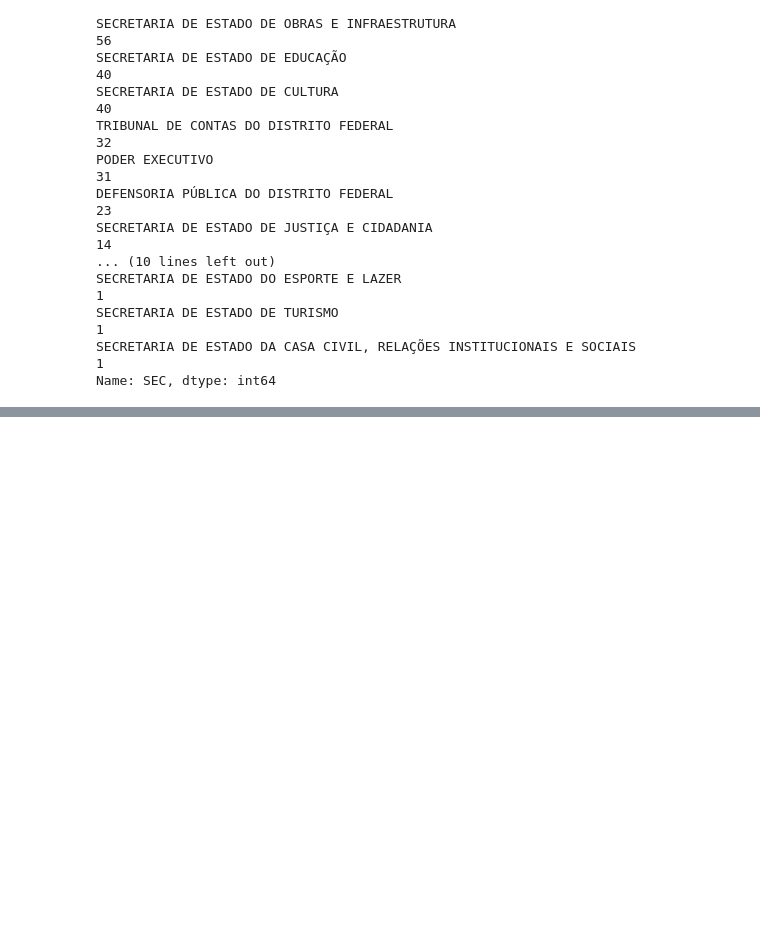
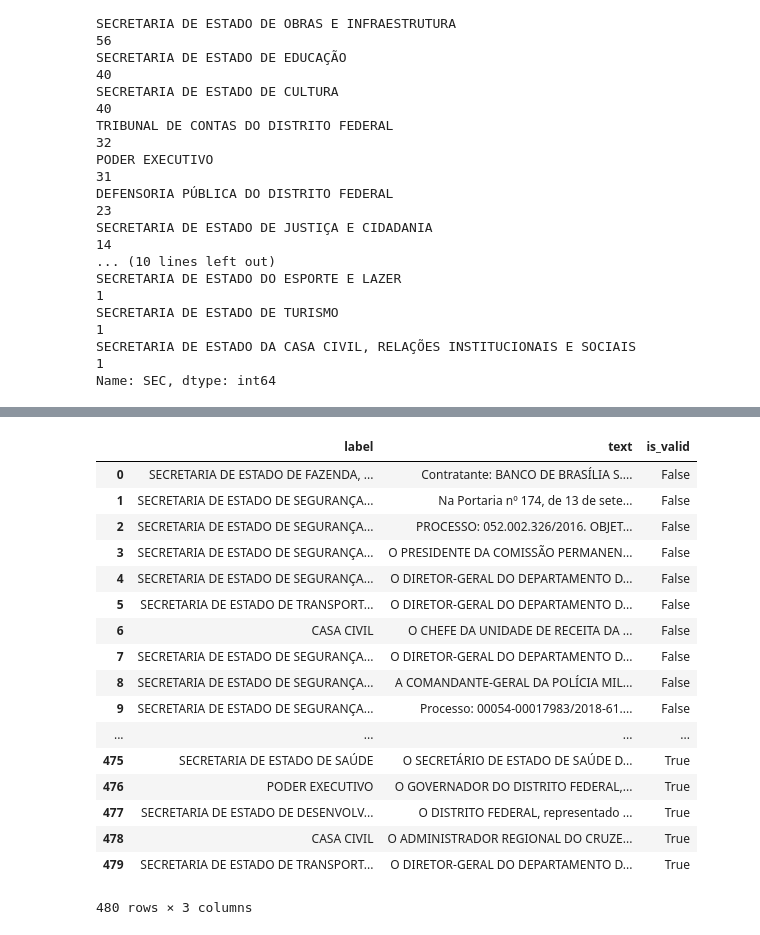
Before and after one commit to peluz/kneedle-exploration, a Jupyter notebook: data_exploration.ipynb, the cells around one changed output, grey strips where cells are left out. Saved outputs shown, nothing was run; the diff lists cells and outputs as text; code cells hidden in the pictures; blank space fills up the shorter version.

```diff
--- a/data_exploration.ipynb
+++ b/data_exploration.ipynb
@@ -124,0 +164,23 @@ Name: SEC, dtype: int64
+# %%
+data_train_val = pd.read_csv("data/clean/train_val.csv")
+# %%
+data_train_val
+# %% [output]
+|  | label | text | is_valid |
+| 0 | SECRETARIA DE ESTADO DE FAZENDA, ... | Contratante: BANCO DE BRASÍLIA S.... | False |
+| 1 | SECRETARIA DE ESTADO DE SEGURANÇA... | Na Portaria nº 174, de 13 de sete... | False |
+| 2 | SECRETARIA DE ESTADO DE SEGURANÇA... | PROCESSO: 052.002.326/2016. OBJET... | False |
+| 3 | SECRETARIA DE ESTADO DE SEGURANÇA... | O PRESIDENTE DA COMISSÃO PERMANEN... | False |
+| 4 | SECRETARIA DE ESTADO DE SEGURANÇA... | O DIRETOR-GERAL DO DEPARTAMENTO D... | False |
+| 5 | SECRETARIA DE ESTADO DE TRANSPORT... | O DIRETOR-GERAL DO DEPARTAMENTO D... | False |
+| 6 | CASA CIVIL | O CHEFE DA UNIDADE DE RECEITA DA ... | False |
+| 7 | SECRETARIA DE ESTADO DE SEGURANÇA... | O DIRETOR-GERAL DO DEPARTAMENTO D... | False |
+| 8 | SECRETARIA DE ESTADO DE SEGURANÇA... | A COMANDANTE-GERAL DA POLÍCIA MIL... | False |
+| 9 | SECRETARIA DE ESTADO DE SEGURANÇA... | Processo: 00054-00017983/2018-61.... | False |
+| ... | ... | ... | ... |
+| 475 | SECRETARIA DE ESTADO DE SAÚDE | O SECRETÁRIO DE ESTADO DE SAÚDE D... | True |
+| 476 | PODER EXECUTIVO | O GOVERNADOR DO DISTRITO FEDERAL,... | True |
+| 477 | SECRETARIA DE ESTADO DE DESENVOLV... | O DISTRITO FEDERAL, representado ... | True |
+| 478 | CASA CIVIL | O ADMINISTRADOR REGIONAL DO CRUZE... | True |
+| 479 | SECRETARIA DE ESTADO DE TRANSPORT... | O DIRETOR-GERAL DO DEPARTAMENTO D... | True |
+480 rows × 3 columns
```
Also changed, not shown: parts of 18 cells of this notebook, 7 other files.
